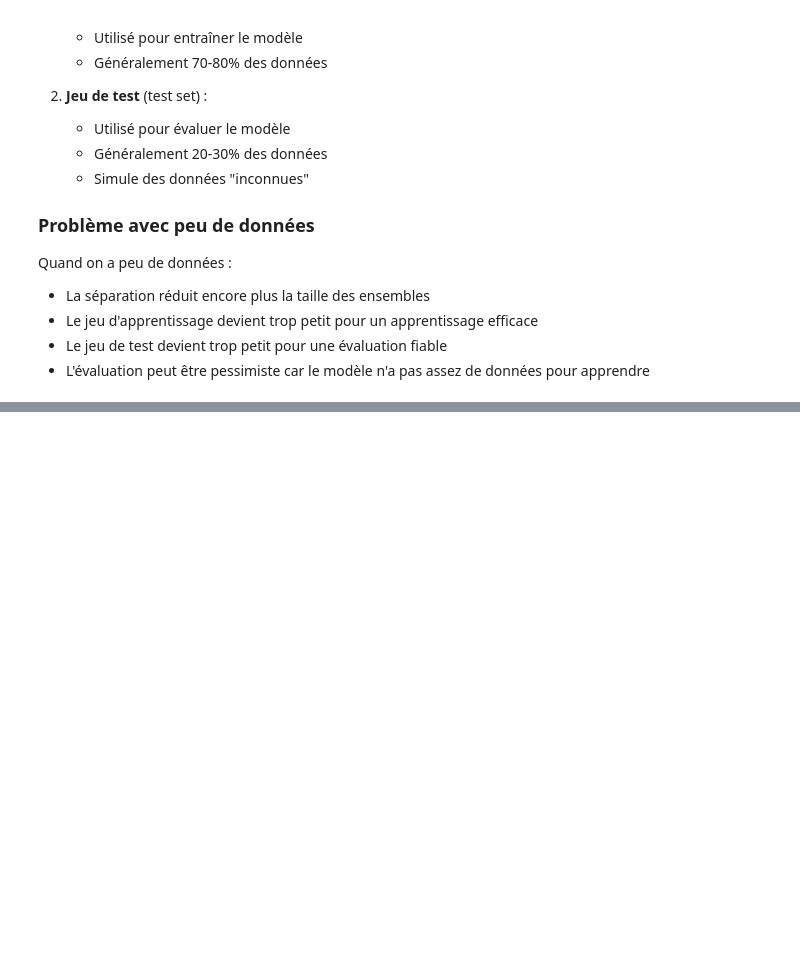
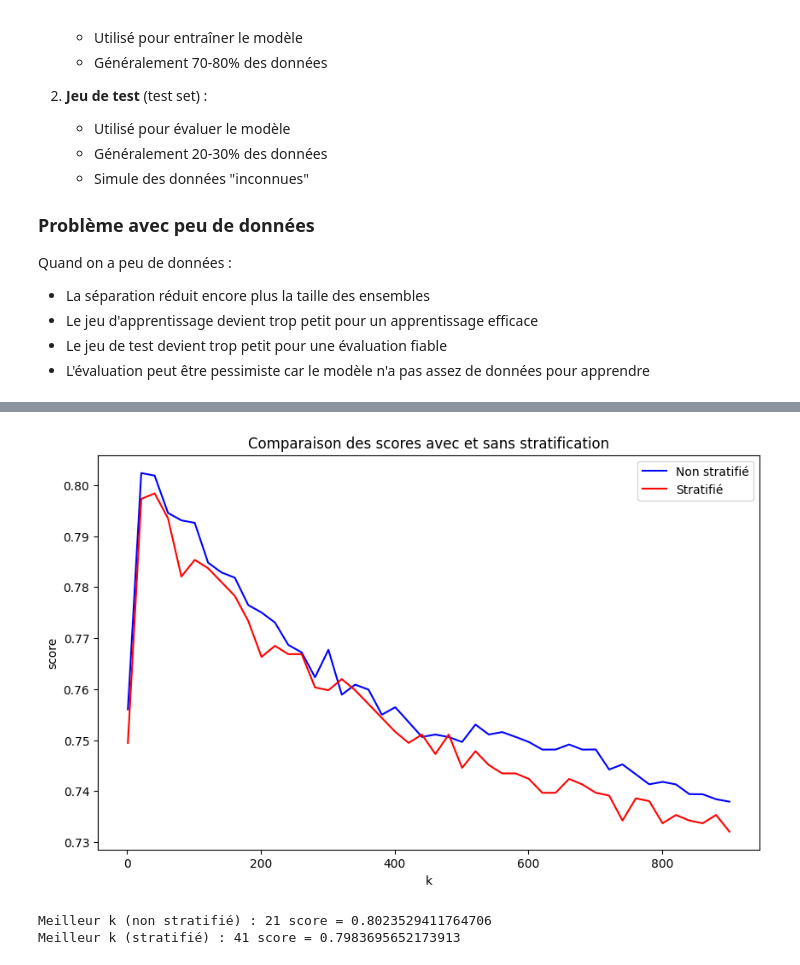
Before and after one commit to LeoBrnBdr/ML, a Jupyter notebook: Part1.ipynb, the cells around one changed output, grey strips where cells are left out. Saved outputs shown, nothing was run; the diff lists cells and outputs as text; code cells hidden in the pictures; blank space fills up the shorter version.

```diff
--- a/Part1.ipynb
+++ b/Part1.ipynb
@@ -415,0 +979,76 @@ Quand on a peu de données :
+# %%
+# Création d'un échantillon équilibré
+balanced_df = turn_df.groupby('result', group_keys=False).apply(
+    lambda x: x.sample(n=min(turn_df['result'].value_counts()))
+)
+balanced_df = balanced_df.reset_index(drop=True)
+
+# Vérification de la nouvelle distribution
+print("Nouvelle distribution équilibrée :")
+print(balanced_df['result'].value_counts())
+
+# Préparation des données équilibrées
+X_balanced = balanced_df[features_cols]
+Y_balanced = balanced_df[pred_col]
+
+# Ajustement de la plage de k
+n_samples = len(X_balanced)
+k_values = range(1, n_samples//2, 20)  # k ne peut pas dépasser n_samples/2
+
+# Initialisation des listes de scores
+scores_original = []
+scores_balanced = []
+
+# Test avec données non stratifiées
+for k in k_values:
+    print("Computing original... %d %%"%(int(100*(k-k_values[0])/k_values[-1])), end='\r')
+    score = 0
+    clf = neighbors.KNeighborsClassifier(k)
+    for learn,test in kf.split(X):
+        X_train = X.iloc[learn]
+        Y_train = Y.iloc[learn]
+        X_test = X.iloc[test]
+        Y_test = Y.iloc[test]
+
+        X_train_scaled = scaler.fit_transform(X_train)
+        X_test_scaled = scaler.transform(X_test)
+
+        clf.fit(X_train_scaled, Y_train)
+        score += clf.score(X_test_scaled, Y_test) / kf.n_splits
+    scores_original.append(score)
+
+# Test avec données stratifiées
+for k in k_values:
+    print("Computing balanced... %d %%"%(int(100*(k-k_values[0])/k_values[-1])), end='\r')
+    score = 0
+    clf = neighbors.KNeighborsClassifier(k)
+    for learn,test in kf.split(X_balanced):
+        X_train = X_balanced.iloc[learn]
+        Y_train = Y_balanced.iloc[learn]
+        X_test = X_balanced.iloc[test]
+        Y_test = Y_balanced.iloc[test]
+
+        X_train_scaled = scaler.fit_transform(X_train)
+        X_test_scaled = scaler.transform(X_test)
+
+        clf.fit(X_train_scaled, Y_train)
+        score += clf.score(X_test_scaled, Y_test) / kf.n_splits
+    scores_balanced.append(score)
+
+# Visualisation comparative
+plt.figure(figsize=(10, 6))
+plt.plot(k_values, scores_original, 'b-', label='Non stratifié')
+plt.plot(k_values, scores_balanced, 'r-', label='Stratifié')
+plt.xlabel("k")
+plt.ylabel("score")
+plt.title("Comparaison des scores avec et sans stratification")
+plt.legend()
+plt.show()
+
+# Meilleurs scores
+best_score_original, best_k_original = max([(v, k_values[i]) for (i,v) in enumerate(scores_original)])
+best_score_balanced, best_k_balanced = max([(v, k_values[i]) for (i,v) in enumerate(scores_balanced)])
+
+print("Meilleur k (non stratifié) :", best_k_original, "score =", best_score_original)
+print("Meilleur k (stratifié) :", best_k_balanced, "score =", best_score_balanced)
+# %% [output]
@@ -415,0 +1061,3 @@ Quand on a peu de données :
+[figure, added]
+Meilleur k (non stratifié) : 21 score = 0.8023529411764706
+Meilleur k (stratifié) : 41 score = 0.7983695652173913
```
Also changed, not shown: parts of 32 cells of this notebook.
